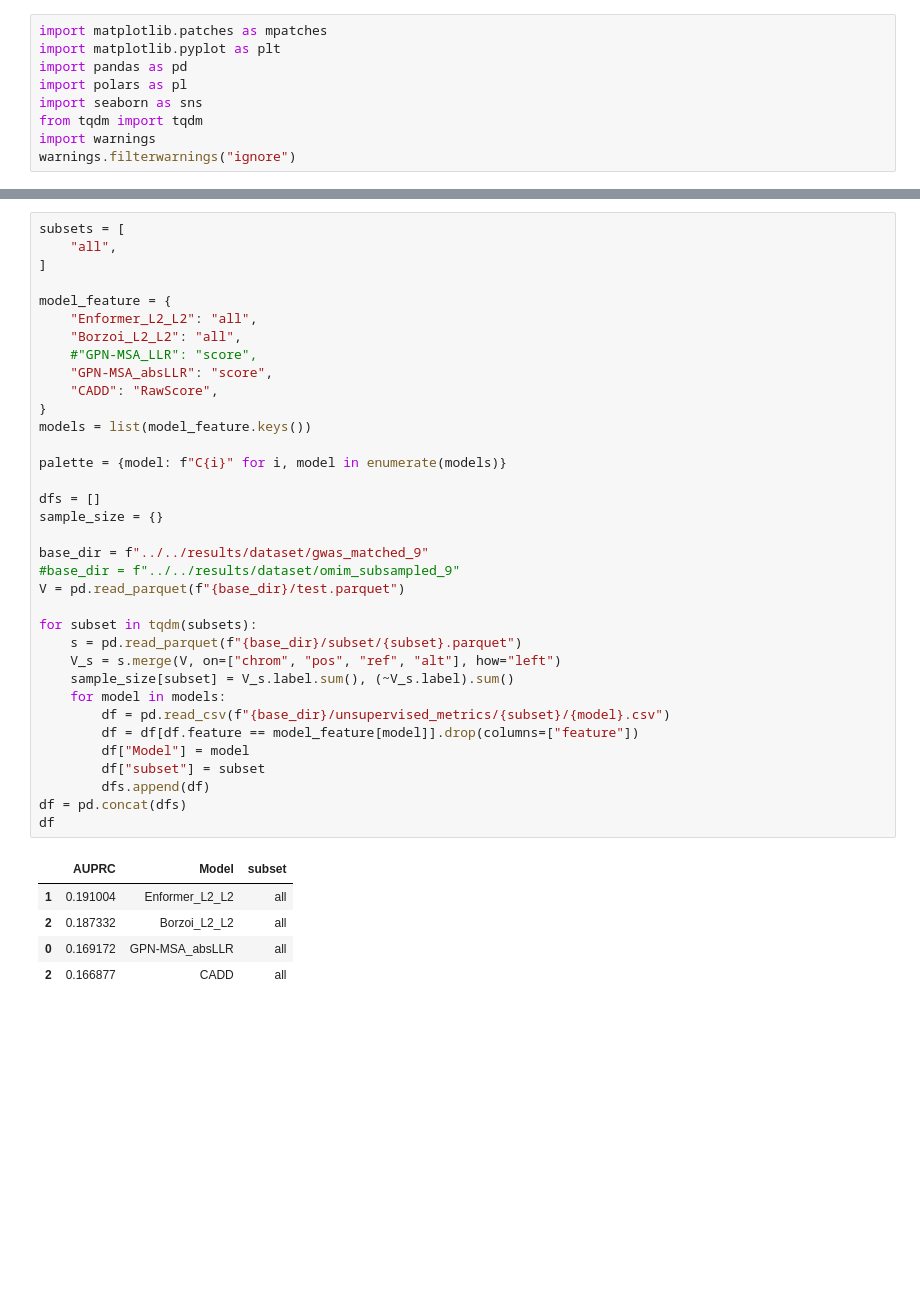
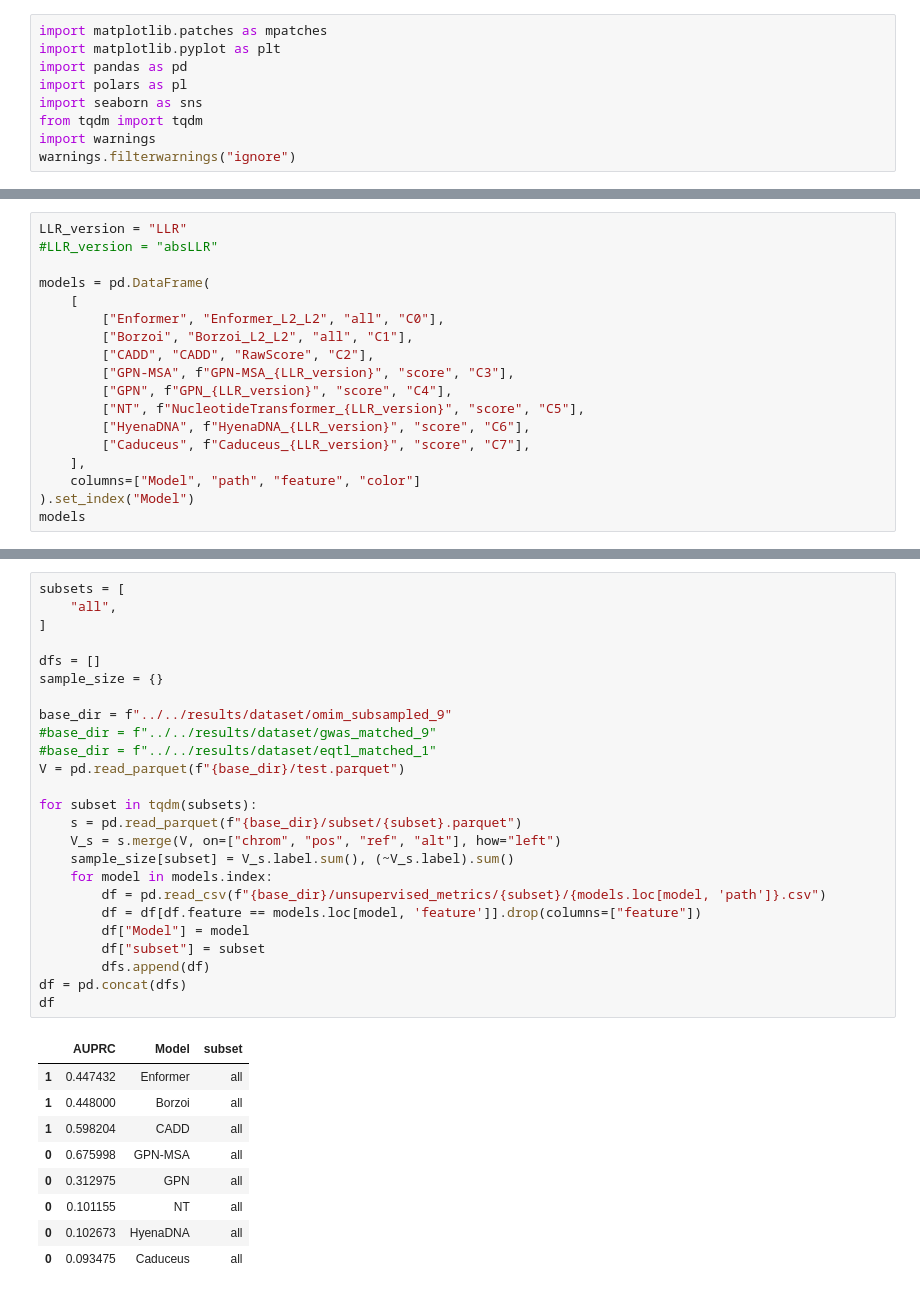
Before and after one commit to minjaf/TraitGym, a Jupyter notebook: workflow/notebooks/unsupervised.ipynb, the cells around one changed output, grey strips where cells are left out. Saved outputs shown, nothing was run; the diff lists cells and outputs as text; blank space fills up the shorter version.

```diff
--- a/workflow/notebooks/unsupervised.ipynb
+++ b/workflow/notebooks/unsupervised.ipynb
@@ -27,0 +62,18 @@ def format_number(num):
+# %%
+LLR_version = "LLR"
+#LLR_version = "absLLR"
+
+models = pd.DataFrame(
+    [
+        ["Enformer", "Enformer_L2_L2", "all", "C0"],
+        ["Borzoi", "Borzoi_L2_L2", "all", "C1"],
+        ["CADD", "CADD", "RawScore", "C2"],
+        ["GPN-MSA", f"GPN-MSA_{LLR_version}", "score", "C3"],
+        ["GPN", f"GPN_{LLR_version}", "score", "C4"],
+        ["NT", f"NucleotideTransformer_{LLR_version}", "score", "C5"],
+        ["HyenaDNA", f"HyenaDNA_{LLR_version}", "score", "C6"],
+        ["Caduceus", f"Caduceus_{LLR_version}", "score", "C7"],
+    ],
+    columns=["Model", "path", "feature", "color"]
+).set_index("Model")
+models
@@ -28,41 +91,35 @@ def format_number(num):
 # %%
 subsets = [
     "all",
 ]
 
-model_feature = {
-    "Enformer_L2_L2": "all",
-    "Borzoi_L2_L2": "all",
-    #"GPN-MSA_LLR": "score",
-    "GPN-MSA_absLLR": "score",
-    "CADD": "RawScore",
-}
-models = list(model_feature.keys())
-
-palette = {model: f"C{i}" for i, model in enumerate(models)}
-
 dfs = []
 sample_size = {}
 
-base_dir = f"../../results/dataset/gwas_matched_9"
-#base_dir = f"../../results/dataset/omim_subsampled_9"
+base_dir = f"../../results/dataset/omim_subsampled_9"
+#base_dir = f"../../results/dataset/gwas_matched_9"
+#base_dir = f"../../results/dataset/eqtl_matched_1"
 V = pd.read_parquet(f"{base_dir}/test.parquet")
 
 for subset in tqdm(subsets):
     s = pd.read_parquet(f"{base_dir}/subset/{subset}.parquet")
     V_s = s.merge(V, on=["chrom", "pos", "ref", "alt"], how="left")
     sample_size[subset] = V_s.label.sum(), (~V_s.label).sum()
-    for model in models:
-        df = pd.read_csv(f"{base_dir}/unsupervised_metrics/{subset}/{model}.csv")
-        df = df[df.feature == model_feature[model]].drop(columns=["feature"])
+    for model in models.index:
+        df = pd.read_csv(f"{base_dir}/unsupervised_metrics/{subset}/{models.loc[model, 'path']}.csv")
+        df = df[df.feature == models.loc[model, 'feature']].drop(columns=["feature"])
         df["Model"] = model
         df["subset"] = subset
         dfs.append(df)
 df = pd.concat(dfs)
 df
 # %% [output]
 |  | AUPRC | Model | subset |
-| 1 | 0.191004 | Enformer_L2_L2 | all |
-| 2 | 0.187332 | Borzoi_L2_L2 | all |
-| 0 | 0.169172 | GPN-MSA_absLLR | all |
-| 2 | 0.166877 | CADD | all |
+| 1 | 0.447432 | Enformer | all |
+| 1 | 0.448000 | Borzoi | all |
+| 1 | 0.598204 | CADD | all |
+| 0 | 0.675998 | GPN-MSA | all |
+| 0 | 0.312975 | GPN | all |
+| 0 | 0.101155 | NT | all |
+| 0 | 0.102673 | HyenaDNA | all |
+| 0 | 0.093475 | Caduceus | all |
```
Also changed, not shown: parts of 8 cells of this notebook, 4 other files.
